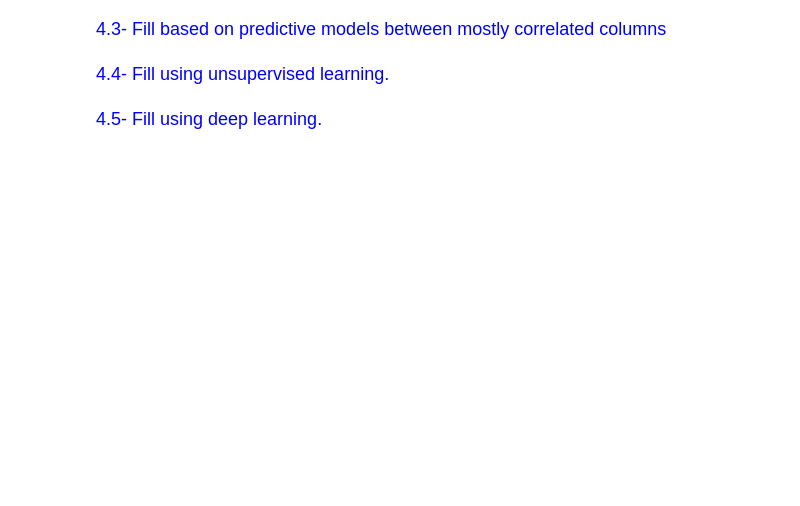
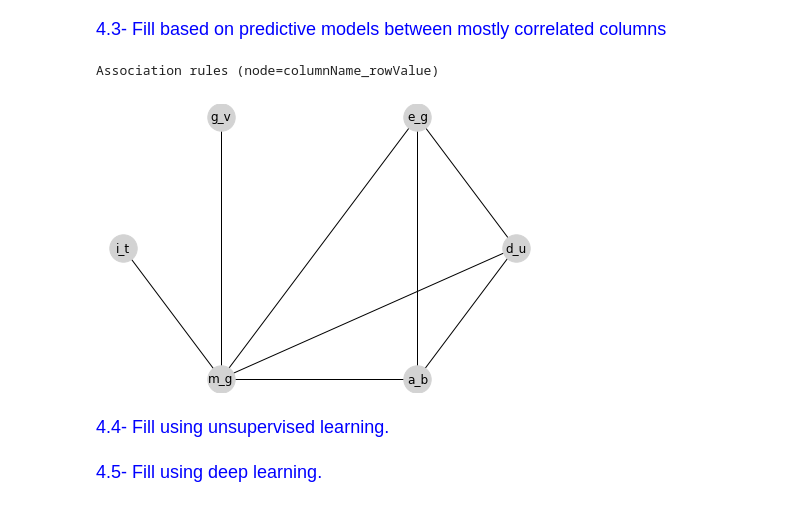
Before and after one commit to lebaz20/credit-approval-ml, a Jupyter notebook: project.ipynb, the cells around one changed output. Saved outputs shown, nothing was run; the diff lists cells and outputs as text; code cells hidden in the pictures; blank space fills up the shorter version.

```diff
--- a/project.ipynb
+++ b/project.ipynb
@@ -314,9 +362,18 @@ def apriori(itemSetList, minSup, minConf):
 
     return globalFreqItemSet, rules
 
+graph = nx.Graph()
+def plotAssociationRules(rules):
+    for rule in rules:
+        fromNodes = rule[0]
+        toNodes = rule[1]
+        for fromNode in fromNodes:
+            for toNode in toNodes:
+                graph.add_nodes_from([fromNode, toNode])
+                graph.add_weighted_edges_from([(fromNode, toNode, rule[2])])
+
 categoricalDataColumnsWithoutMissingData = np.setdiff1d(np.setdiff1d(datasetOriginal.columns,list(nonObjectDataTypes.keys())),list(missingDataColumns.keys()))
 categoricalDataColumnsWithMissingData = np.setdiff1d(list(missingDataColumns.keys()), list(nonObjectDataTypes.keys()))
-
 
 for missingDataColumn in categoricalDataColumnsWithMissingData:
     categoricalDataColumnsWithoutMissingData = np.append(categoricalDataColumnsWithoutMissingData,missingDataColumn)
@@ -327,6 +384,9 @@ for missingDataColumn in categoricalDataColumnsWithMissingData:
         categoricalDatasetWithRemovedRows[column] = [column + '_' + str(rowValue) for rowValue in categoricalDatasetWithRemovedRows[column]]
     # Use apriori to collect association rules
     globalFreqItemSet, rules = apriori(categoricalDatasetWithRemovedRows.to_numpy(), 0.5, 0.5)
+
+    plotAssociationRules(rules)
+
     usefulRules = []
     columnUniqueValues = categoricalDatasetWithRemovedRows[column].unique()
     for rule in rules:
@@ -352,33 +412,40 @@ for missingDataColumn in categoricalDataColumnsWithMissingData:
         while(r >= 1 and matched == False):
             for combination in combinations(row, r):
                 if matched == False:
                     for rule in usefulRules:
                         if matched == False and len(np.intersect1d(combination,rule)) == len(combination):
                             # get missing column value from association rule
                             matching = [s for s in rule if missingDataColumn in s]
                             # remove added unique string from matched value
                             yPred.append(matching[0].split('_')[-1])
                             # stop looking for matched values for that row
                             matched = True
             r -= 1
         # if no match found, keep value as `NaN`
         if matched == False:
             stillHaveMissingValues = True
             yPred.append(np.nan)
     datasetWithPredictedRows[missingDataColumn][datasetWithPredictedRows[missingDataColumn].isnull()] = yPred
     if stillHaveMissingValues == True:
         imp = SimpleImputer(missing_values=np.nan, strategy='most_frequent')
         imp.fit(datasetWithPredictedRows[missingDataColumn].values.reshape(-1, 1))
         datasetWithPredictedRows[missingDataColumn] = imp.transform(datasetWithPredictedRows[missingDataColumn].values.reshape(-1, 1))
 # set data types correctly after predicting rows with NaN
 for column in nonObjectDataTypes:
     datasetWithPredictedRows[column] = datasetWithPredictedRows[column].astype(nonObjectDataTypes[column])
 # save data to a new csv
 datasetWithPredictedRows.to_csv("data/crx.data_predicted_missing.csv", index=False, encoding='utf8')
 datasets['after predicting missing rows'] = datasetWithPredictedRows
 # validate rows prediction is done correctly
 assert datasetWithPredictedRows.isnull().any().any() == False
 assert datasetOriginal.shape[0] == datasetWithPredictedRows.shape[0]
+
+# Visualize association rules
+print("Association rules (node=columnName_rowValue)")
+nx.draw_shell(graph, with_labels=True, node_size=750, node_color="lightgrey")
+# %% [output]
+Association rules (node=columnName_rowValue)
+[figure, added]
 # %% [markdown]
 <font color=blue size=4>4.4- Fill using unsupervised learning.</font>
 # %%
```
Also changed, not shown: parts of 24 cells of this notebook, 5 other files.
